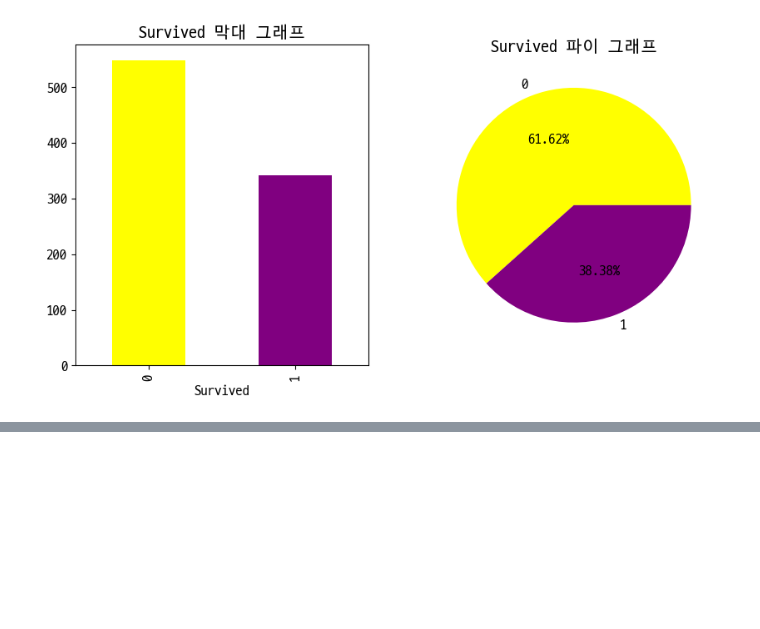
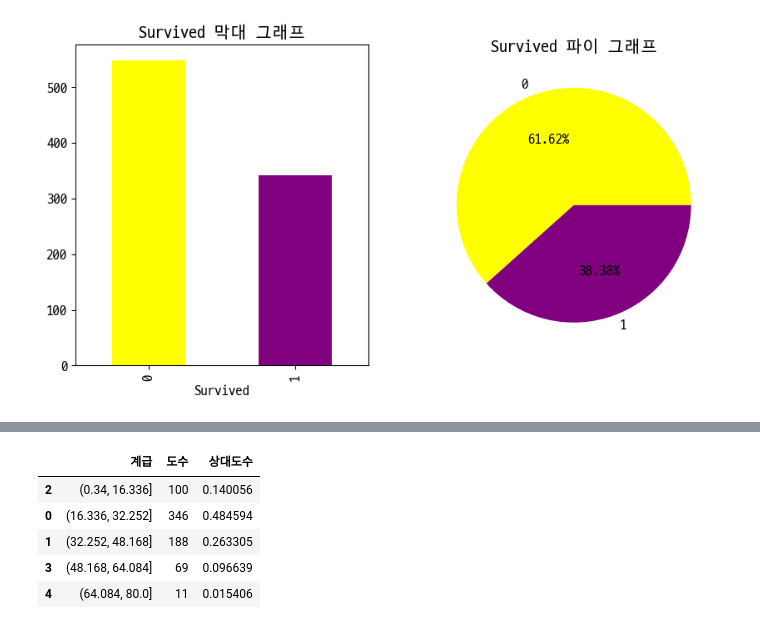
Before and after one commit to kkoldduck2/adp_practice, a Jupyter notebook: 2_EDA/1_EDA.ipynb, the cells around one changed output, grey strips where cells are left out. Cells and saved outputs as stored; diff of their text form; code cells hidden in the pictures; blank space fills up the shorter version.

```diff
--- a/2_EDA/1_EDA.ipynb
+++ b/2_EDA/1_EDA.ipynb
@@ -264,0 +272,7 @@ plt.show()
+# %%
+import pandas as pd
+
+# 계급의 개수를 지정하여 도수분포표 생성
+result1 = pd.cut(titanic['Age'], bins=5)
+freq1 = pd.DataFrame(result1.value_counts()).reset_index()
+freq1
@@ -264,0 +286,3 @@ plt.show()
+# %%
+freq1 = freq1.rename(columns={'Age': '계급', 'count': '도수'}).sort_values(by='계급')
+freq1
@@ -264,0 +296,11 @@ plt.show()
+# %%
+# 상대도수분포표 추가
+freq1['상대도수'] = freq1['도수'].apply(lambda x: x/freq1['도수'].sum())
+freq1
+# %% [output]
+|  | 계급 | 도수 | 상대도수 |
+| 2 | (0.34, 16.336] | 100 | 0.140056 |
+| 0 | (16.336, 32.252] | 346 | 0.484594 |
+| 1 | (32.252, 48.168] | 188 | 0.263305 |
+| 3 | (48.168, 64.084] | 69 | 0.096639 |
+| 4 | (64.084, 80.0] | 11 | 0.015406 |
```
Also changed, not shown: parts of 6 cells of this notebook.
